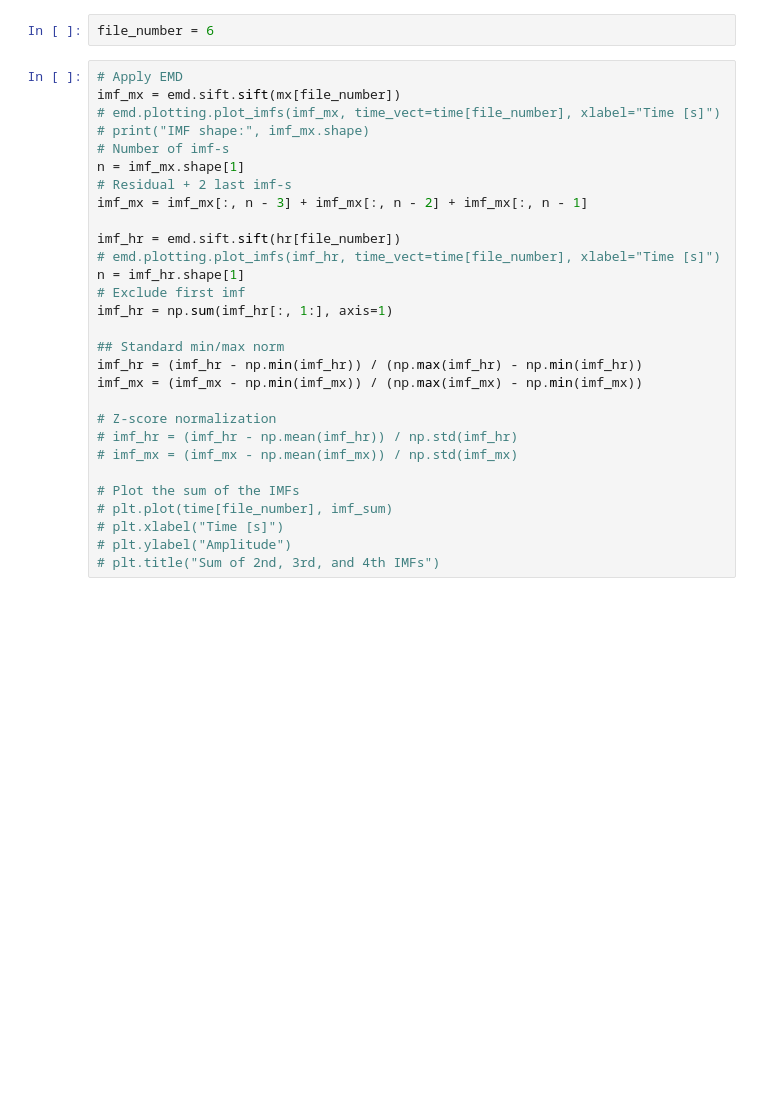
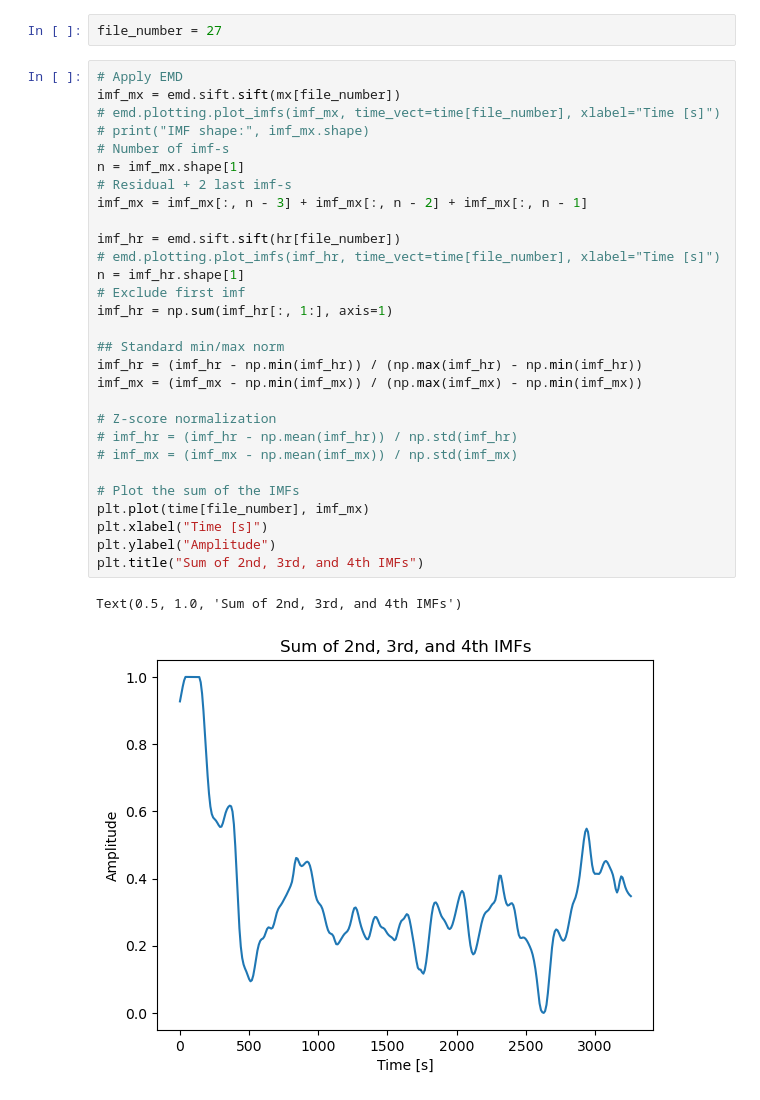
Before and after one commit to KubaBogacz/DiplomaThesis, a Jupyter notebook: analysis.ipynb, the cells around one changed output. Cells and saved outputs as stored; diff of their text form; blank space fills up the shorter version.

```diff
--- a/analysis.ipynb
+++ b/analysis.ipynb
@@ -46,34 +42,37 @@ Importing the dtw module. When using in academic works please cite:
 # %%
-file_number = 6
+file_number = 27
 # %%
 # Apply EMD
 imf_mx = emd.sift.sift(mx[file_number])
 # emd.plotting.plot_imfs(imf_mx, time_vect=time[file_number], xlabel="Time [s]")
 # print("IMF shape:", imf_mx.shape)
 # Number of imf-s
 n = imf_mx.shape[1]
 # Residual + 2 last imf-s
 imf_mx = imf_mx[:, n - 3] + imf_mx[:, n - 2] + imf_mx[:, n - 1]
 
 imf_hr = emd.sift.sift(hr[file_number])
 # emd.plotting.plot_imfs(imf_hr, time_vect=time[file_number], xlabel="Time [s]")
 n = imf_hr.shape[1]
 # Exclude first imf
 imf_hr = np.sum(imf_hr[:, 1:], axis=1)
 
 ## Standard min/max norm
 imf_hr = (imf_hr - np.min(imf_hr)) / (np.max(imf_hr) - np.min(imf_hr))
 imf_mx = (imf_mx - np.min(imf_mx)) / (np.max(imf_mx) - np.min(imf_mx))
 
 # Z-score normalization
 # imf_hr = (imf_hr - np.mean(imf_hr)) / np.std(imf_hr)
 # imf_mx = (imf_mx - np.mean(imf_mx)) / np.std(imf_mx)
 
 # Plot the sum of the IMFs
-# plt.plot(time[file_number], imf_sum)
-# plt.xlabel("Time [s]")
-# plt.ylabel("Amplitude")
-# plt.title("Sum of 2nd, 3rd, and 4th IMFs")
+plt.plot(time[file_number], imf_mx)
+plt.xlabel("Time [s]")
+plt.ylabel("Amplitude")
+plt.title("Sum of 2nd, 3rd, and 4th IMFs")
+# %% [output]
+Text(0.5, 1.0, 'Sum of 2nd, 3rd, and 4th IMFs')
+[figure, added]
 # %%
 # Apply DTW to imf_sum and hr
 alignment = dtw(imf_hr, imf_mx, keep_internals=True)
```
Also changed, not shown: parts of 4 cells of this notebook, 6 other files.
